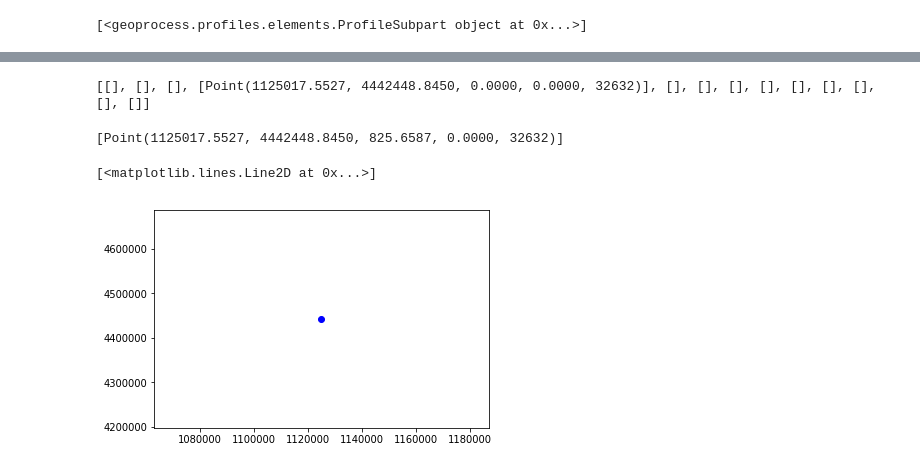
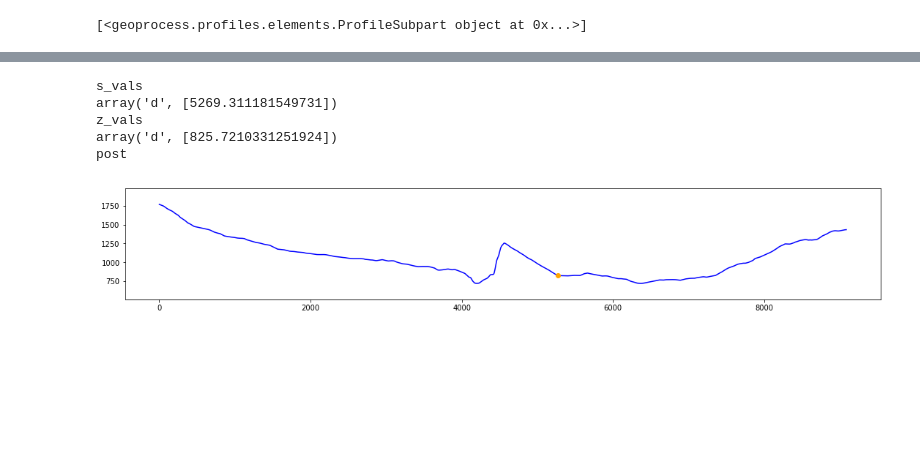
Before and after one commit to mauroalberti/geoprocess, a Jupyter notebook: docs/notebooks/Geologic profiles.ipynb, the cells around one changed output, grey strips where cells are left out. Drawn from its saved outputs; the diff is of its cells as text; code cells hidden in the pictures; blank space fills up the shorter version.

Commit message:
Implemented line intersection plot

```diff
--- a/docs/notebooks/Geologic profiles.ipynb
+++ b/docs/notebooks/Geologic profiles.ipynb
@@ -503,21 +462,9 @@ pprint(point_set)
-# %%
-print(point_set)
-# %% [output]
-[[], [], [], [Point(1125017.5527, 4442448.8450, 0.0000, 0.0000, 32632)], [], [], [], [], [], [], [], [], []]
-# %%
-z_points = []
-for points in point_set:
-    for point in points:
-        z_pt = geoarray.interpolate_bilinear_point(point)
-        z_points.append(z_pt)
-        print(z_points)
-# %% [output]
-[Point(1125017.5527, 4442448.8450, 825.6587, 0.0000, 32632)]
-# %%
-xs = [pt.x for pt in z_points if pt]
-ys = [pt.y for pt in z_points if pt]
-from matplotlib import pyplot as plt
-plt.plot(xs, ys, marker='o', color='b')
-# %% [output]
-[<matplotlib.lines.Line2D at 0x...>]
-[figure, removed]
+# %%
+fig = plot(geoprofile)
+# %% [output]
+s_vals
+array('d', [5269.311181549731])
+z_vals
+array('d', [825.7210331251924])
+post
+[figure, added]
```
Also changed, not shown: parts of 3 cells of this notebook, 3 other files.
